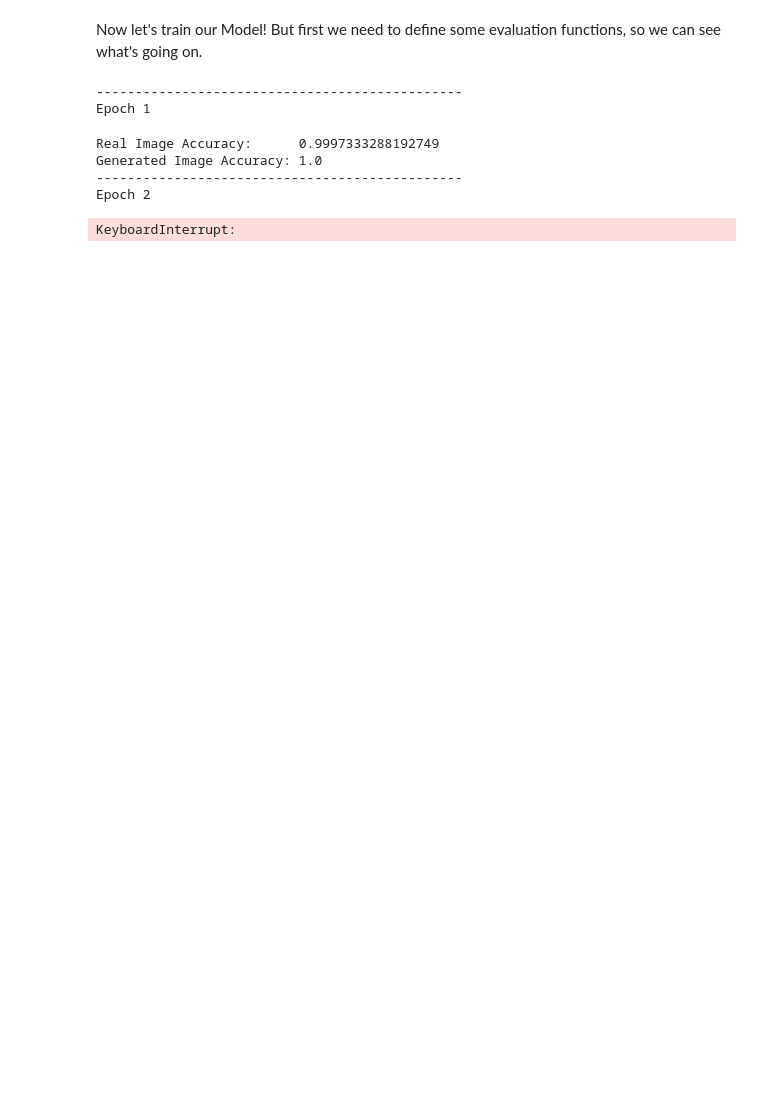
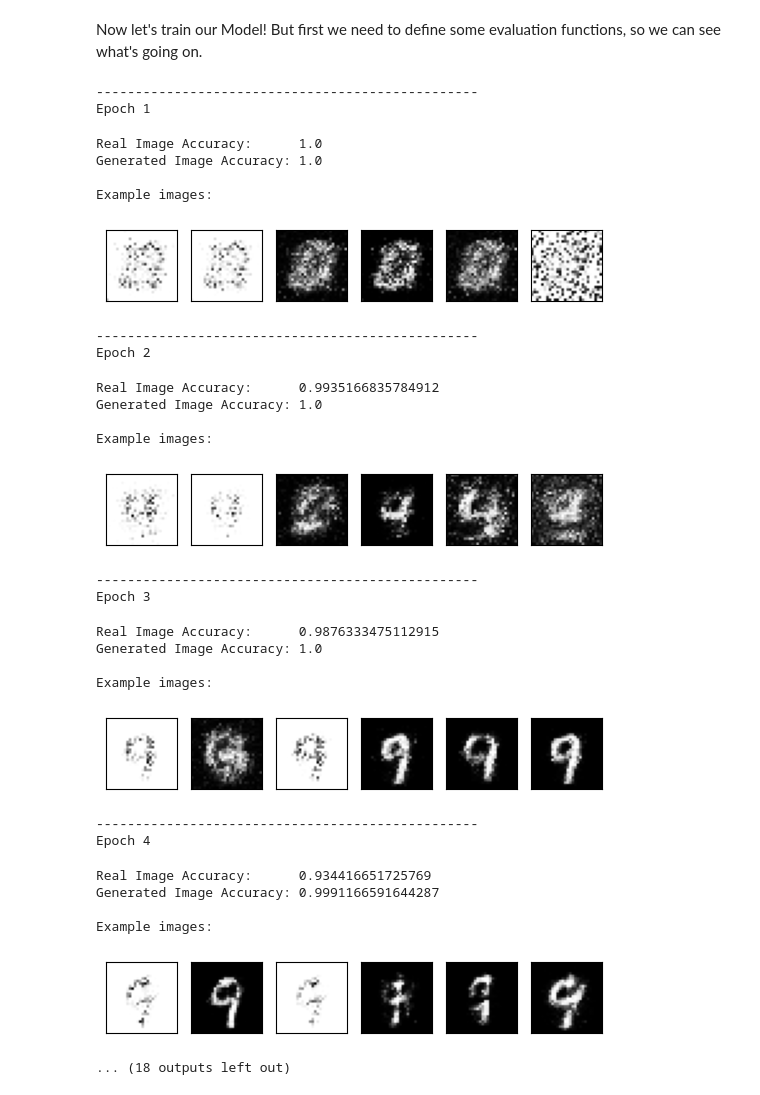
Before and after one commit to jgeller11/csci381-final-project, a Jupyter notebook: gans.ipynb, the cells around one changed output. Saved outputs shown, nothing was run; the diff lists cells and outputs as text; code cells hidden in the pictures; blank space fills up the shorter version.

```diff
--- a/gans.ipynb
+++ b/gans.ipynb
@@ -41,6 +43,6 @@ class MNISTDataset(Dataset):
 # %%
 def display_tensor(tensor):
-    images = tensor.reshape(-1, IMAGE_WIDTH, IMAGE_WIDTH)
+    images = tensor.reshape(-1, IMAGE_WIDTH, IMAGE_WIDTH).detach().numpy()
     _, ax = plt.subplots(ncols=len(images))
     for i, image in enumerate(images):
         ax[i].set_xticks([])
@@ -210,42 +229,71 @@ def evaluate(generator, discriminator, dataloader):
 
     return real_correct_acc, generated_correct_acc
 # %%
+torch.manual_seed(SEED)
+
 discriminator = create_discriminator()
 generator = create_generator()
 
 discriminator_optimizer = torch.optim.Adam(discriminator.parameters(), lr = 0.0002, betas=(0.5, 0.9))
 generator_optimizer = torch.optim.Adam(generator.parameters(), lr = 0.0001, betas=(0.5, 0.9))
 
 batch_size=64
 
-for epoch in range(10):
+test_noise = torch.randn(6, NOISE_SIZE, device=DEVICE)
+
+for epoch in range(20):
     print("-------------------------------------------------")
     print(f"Epoch {1 + epoch}")
     # Training Loop
     for real_images in tqdm(DataLoader(mnist_data, batch_size=batch_size)):
         # Discriminator training loop
         discriminator.train()
         generator.eval()
 
         noise = torch.randn(batch_size, NOISE_SIZE, device=DEVICE)
         fake_images = generator(noise)
         discriminator_train_step(discriminator, real_images, fake_images, discriminator_optimizer)
 
         # Generator training subroutine
         discriminator.eval()
         generator.train()
         generator_train_step(generator, discriminator, batch_size, generator_optimizer, discriminator_optimizer)
 
     # Evaluate current performance
     real_correct_acc, generated_correct_acc = evaluate(generator, discriminator, DataLoader(mnist_data, batch_size=60000))
     print()
     print(f"Real Image Accuracy:      {real_correct_acc}")
     print(f"Generated Image Accuracy: {generated_correct_acc}")
+    print()
+    print("Example images:")
+    display_tensor(generator(test_noise))
 # %% [output]
------------------------------------------------
+-------------------------------------------------
 Epoch 1
-Real Image Accuracy:      0.9997333288192749
+Real Image Accuracy:      1.0
 Generated Image Accuracy: 1.0
------------------------------------------------
-Epoch 2
+
+Example images:
+[figure, added]
-KeyboardInterrupt:
+-------------------------------------------------
+Epoch 2
+Real Image Accuracy:      0.9935166835784912
+Generated Image Accuracy: 1.0
+
+Example images:
+[figure, added]
+-------------------------------------------------
+Epoch 3
+Real Image Accuracy:      0.9876333475112915
+Generated Image Accuracy: 1.0
+
+Example images:
+[figure, added]
+-------------------------------------------------
+Epoch 4
+Real Image Accuracy:      0.934416651725769
+Generated Image Accuracy: 0.9991166591644287
+
+Example images:
+[figure, added]
+... (18 outputs left out)
```
Also changed, not shown: parts of 13 cells of this notebook.
